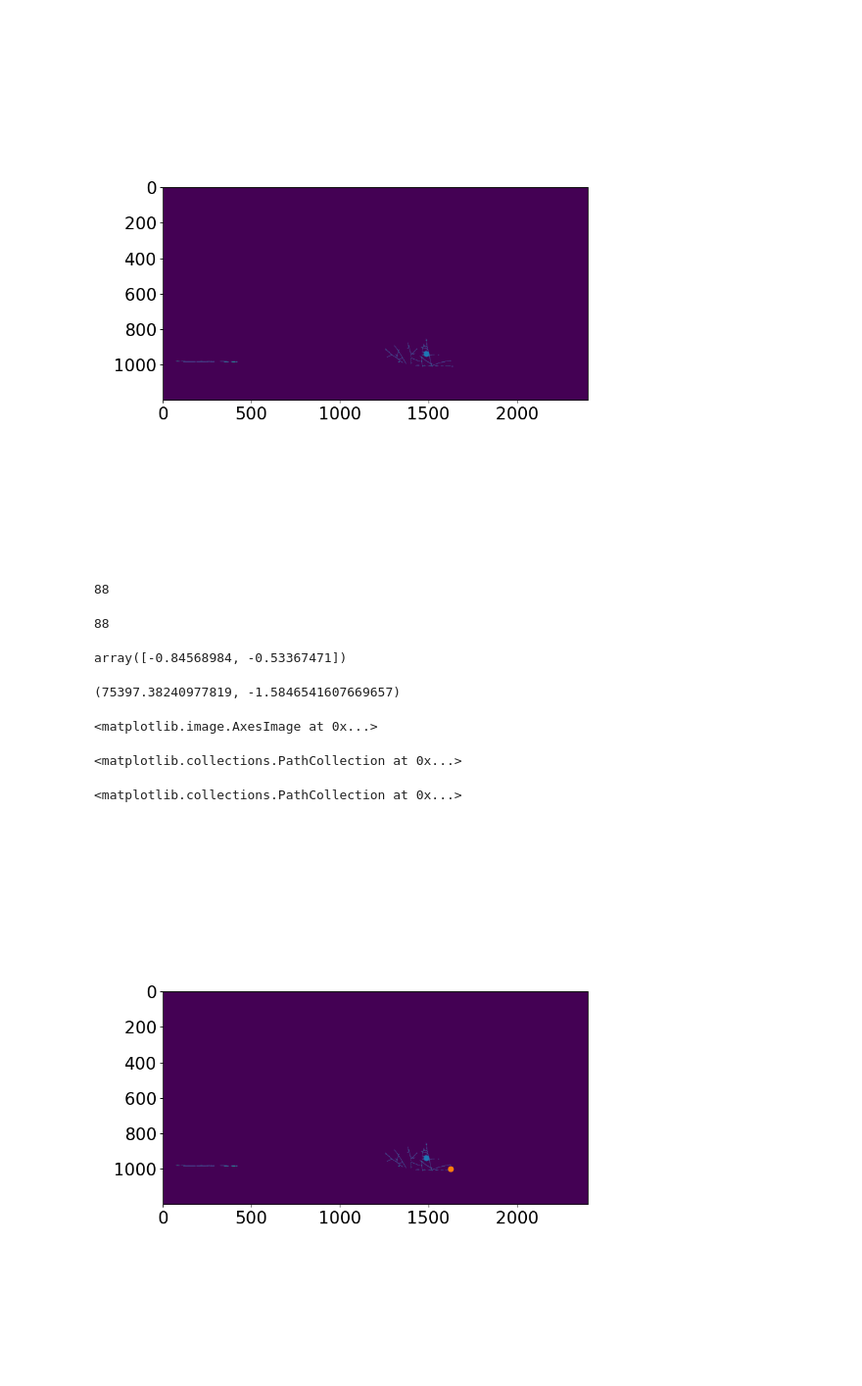
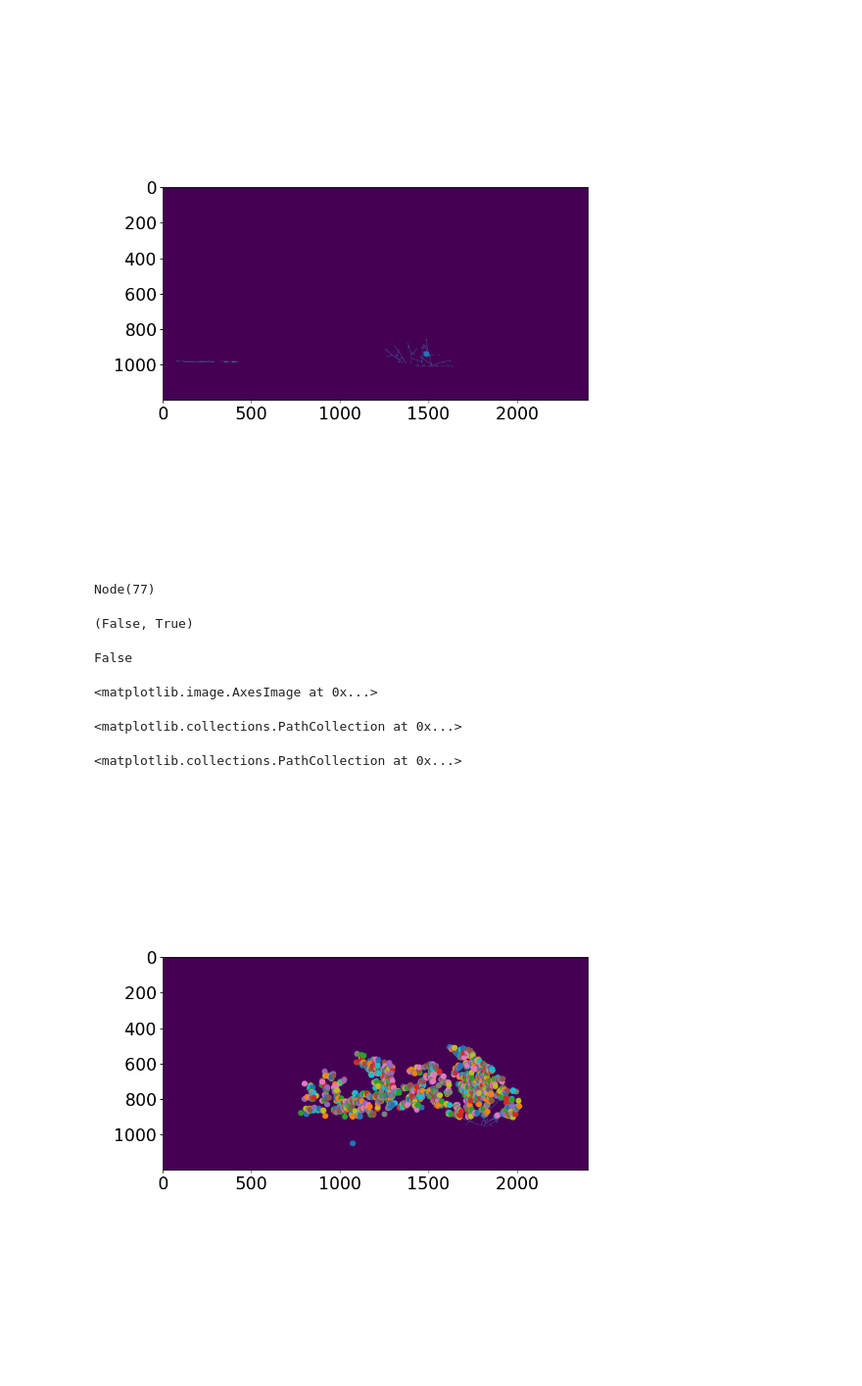
Before and after one commit to Cocopyth/AMFtrack, a Jupyter notebook: amftrack/notebooks/development/extract_study_zone_interactive.ipynb, the cells around one changed output. Shown at 98% size. Drawn from its saved outputs; the diff is of its cells as text; code cells hidden in the pictures.

```diff
--- a/amftrack/notebooks/development/extract_study_zone_interactive.ipynb
+++ b/amftrack/notebooks/development/extract_study_zone_interactive.ipynb
@@ -66,0 +102,27 @@ save_study_zone(dr_orth,dr_center,exp,i)
+# %%
+end = 5
+plt.close('all')
+compress = 25
+date = exp.dates[end]
+directory_name = get_dirname(date,exp.plate)
+path_snap = exp.directory + directory_name
+skel = read_mat(path_snap + "/Analysis/skeleton_pruned_realigned.mat")
+Rot = skel["R"]
+trans = skel["t"]
+skelet = skel['skeleton']
+output = skelet.todense()
+kernel = np.ones((5,5),np.uint8)
+output = cv2.dilate(output.astype(np.uint8),kernel,iterations = 3)
+fig = plt.figure(figsize = (9,9))
+ax = fig.add_subplot(111)
+x,y = np.array(exp.center)[0]//compress, np.array(exp.center)[1]//compress
+circle = plt.Circle((x,y),radius,alpha = 0.3,color= 'red')
+pos_line = np.array((x,y))+dist*exp.orthog
+orth_direct = np.array([exp.orthog[1],-exp.orthog[0]])
+extension = 1000
+deb_line = pos_line + extension*orth_direct
+end_line = pos_line - extension*orth_direct
+line = pltlines.Line2D((deb_line[0],end_line[0]),(deb_line[1],end_line[1]),color='red')
+ax.add_patch(circle)
+ax.add_line(line)
+ax.imshow(cv2.resize(output,(output.shape[1]//compress,output.shape[0]//compress)),alpha = 1)
@@ -66,0 +134,2 @@ save_study_zone(dr_orth,dr_center,exp,i)
+# %%
+exp.reach_out = end
@@ -97,8 +372,20 @@ plt.scatter(exp.center[0]//compress,exp.center[1]//compress)
 <matplotlib.image.AxesImage at 0x...>
 <matplotlib.collections.PathCollection at 0x...>
 [figure]
+# %%
+Node(77,exp)
+# %% [output]
+Node(77)
+# %%
+is_in_study_zone(Node(223,exp),t)
+# %% [output]
+(False, True)
+# %%
+np.all((True,False))
+# %% [output]
+False
 # %%
-t= i
+t= 0
 compress = 25
 center = np.array(exp.center)
 poss = exp.positions[t]
@@ -113,45 +400,32 @@ b = y_line-a*x_line
 nodes_exclude = []
 for node in exp.nx_graph[t].nodes:
     dist_center = np.linalg.norm(poss[node]-center)
-    x,y = poss[node]
-    if dist_center > radius*compress or a*x+b>y:
+    y,x = poss[node]
+    if dist_center > radius*compress or a*x+b<y:
         nodes_exclude.append(node)
-# %%
-len(exp.nx_graph[t].nodes)
-len(nodes_exclude)
-# %% [output]
-88
-88
-# %%
-direction
-# %% [output]
-array([-0.84568984, -0.53367471])
-# %%
-b, a
-# %% [output]
-(75397.38240977819, -1.5846541607669657)
 # %%
 plt.close('all')
 compress = 25
 date = exp.dates[i]
 directory_name = get_dirname(date,exp.plate)
 path_snap = exp.directory + directory_name
 skel = read_mat(path_snap + "/Analysis/skeleton_pruned_realigned.mat")
 Rot = skel["R"]
 trans = skel["t"]
 skelet = skel['skeleton']
 output = skelet.todense()
 kernel = np.ones((5,5),np.uint8)
 output = cv2.dilate(output.astype(np.uint8),kernel,iterations = 3)
 fig = plt.figure(figsize = (9,9))
 ax = fig.add_subplot(111)
 ax.imshow(cv2.resize(output,(output.shape[1]//compress,output.shape[0]//compress)),alpha = 1)
 plt.scatter(exp.center[0]//compress,exp.center[1]//compress)
 plt.scatter(x_line//compress,y_line//compress)
-# for node in nodes_exclude:
-#     s=plt.scatter(*np.flip(poss[node])//compress)
+for node in exp.nx_graph[t].nodes:
+    if node not in nodes_exclude:
+        s=plt.scatter(*np.flip(poss[node])//compress)
 # %% [output]
 <matplotlib.image.AxesImage at 0x...>
 <matplotlib.collections.PathCollection at 0x...>
 <matplotlib.collections.PathCollection at 0x...>
-[figure, old version]
+[figure, new version]
```
Also changed, not shown: parts of 18 cells of this notebook, 26 other files.
